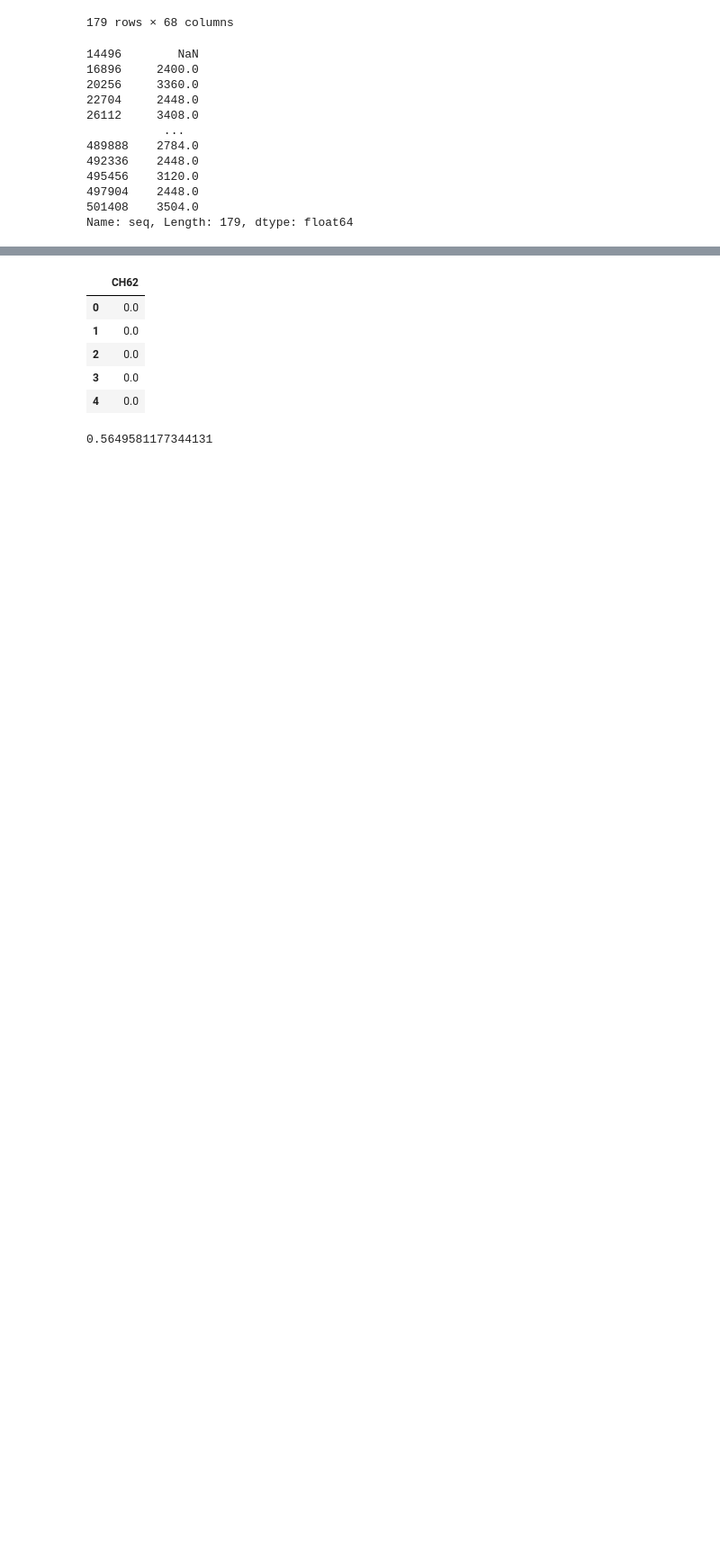
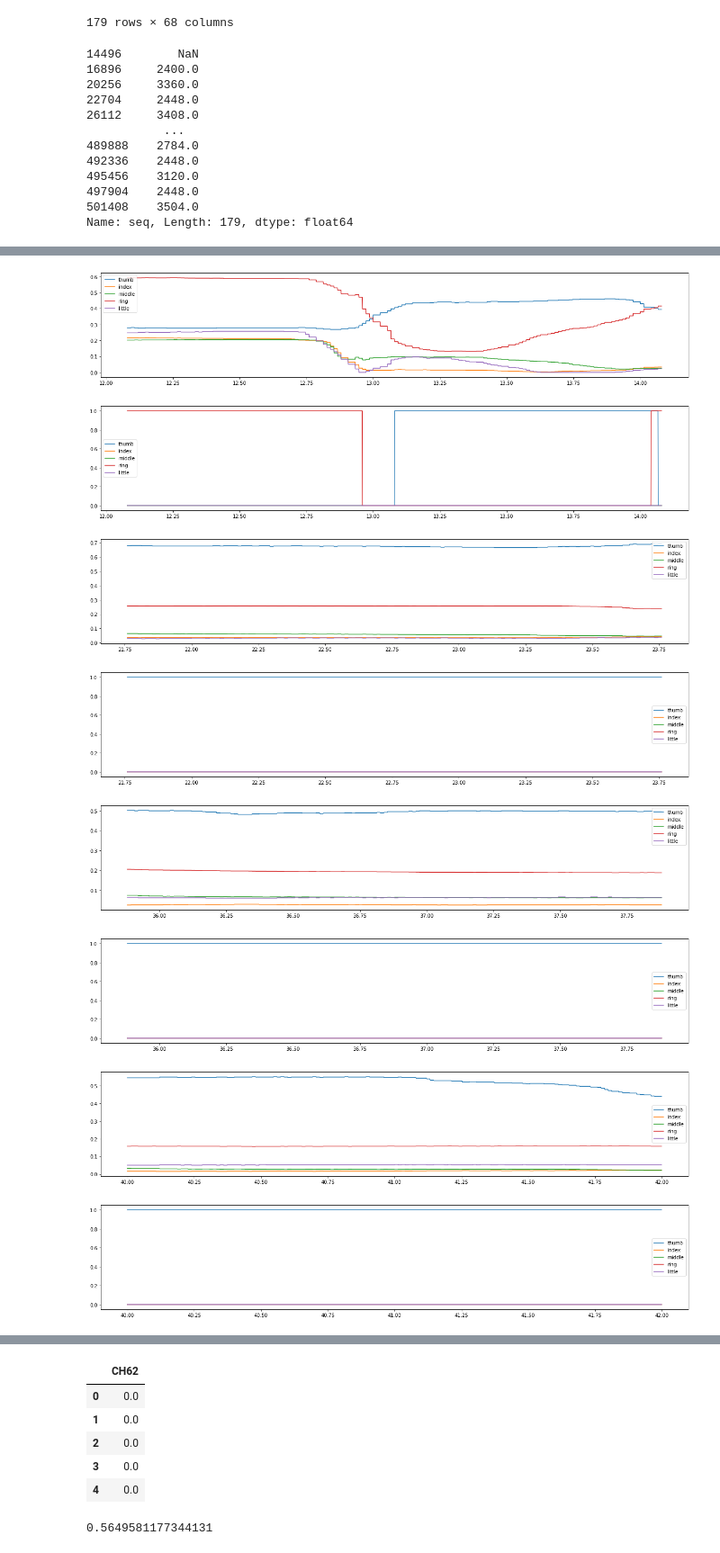
Before and after one commit to castlebin12/BCI2021_Spring_Ecog_team29, a Jupyter notebook: woobean/model.ipynb, the cells around one changed output, grey strips where cells are left out. Shown at 90% size. Cells and saved outputs as stored; diff of their text form; code cells hidden in the pictures; blank space fills up the shorter version.

```diff
--- a/woobean/model.ipynb
+++ b/woobean/model.ipynb
@@ -141,0 +146,12 @@ df_open_hand
+# %%
+def set_feature(value, threshold):
+    if value > threshold:
+        return 1
+    else:
+        return 0
+
+df_fixed_size['thumb'] = df_fixed_size['CH63'].apply(set_feature, args=(0.4,))
+df_fixed_size['index'] = df_fixed_size['CH64'].apply(set_feature, args=(0.4,))
+df_fixed_size['middle'] = df_fixed_size['CH65'].apply(set_feature, args=(0.4,))
+df_fixed_size['ring'] = df_fixed_size['CH66'].apply(set_feature, args=(0.4,))
+df_fixed_size['little'] = df_fixed_size['CH67'].apply(set_feature, args=(0.3,))
@@ -141,0 +176,35 @@ df_open_hand
+# %%
+df_plot = df_fixed_size[df_fixed_size['CH62']==3].iloc[0:2400]
+
+for i in range(0,30):
+    df_plot = df_fixed_size[df_fixed_size['CH62']==3].iloc[i*2400:i*2400+2400]
+
+
+    # Change in Paradigm Info over time
+    plt.figure(figsize=(22,4 ))
+    plt.plot(df_plot['CH1'], df_plot['CH63'], label='thumb')
+    plt.plot(df_plot['CH1'], df_plot['CH64'], label='index')
+    plt.plot(df_plot['CH1'], df_plot['CH65'], label='middle')
+    plt.plot(df_plot['CH1'], df_plot['CH66'], label='ring')
+    plt.plot(df_plot['CH1'], df_plot['CH67'], label='little')
+    plt.legend()
+    plt.show()
+
+    # Change in Paradigm Info over time
+    plt.figure(figsize=(22,4 ))
+    plt.plot(df_plot['CH1'], df_plot['thumb'], label='thumb')
+    plt.plot(df_plot['CH1'], df_plot['index'], label='index')
+    plt.plot(df_plot['CH1'], df_plot['middle'], label='middle')
+    plt.plot(df_plot['CH1'], df_plot['ring'], label='ring')
+    plt.plot(df_plot['CH1'], df_plot['little'], label='little')
+    plt.legend()
+    plt.show()
+# %% [output]
+[figure, added]
+[figure, added]
+[figure, added]
+[figure, added]
+[figure, added]
+[figure, added]
+[figure, added]
+[figure, added]
```
Also changed, not shown: parts of 15 cells of this notebook, 2 other files.
